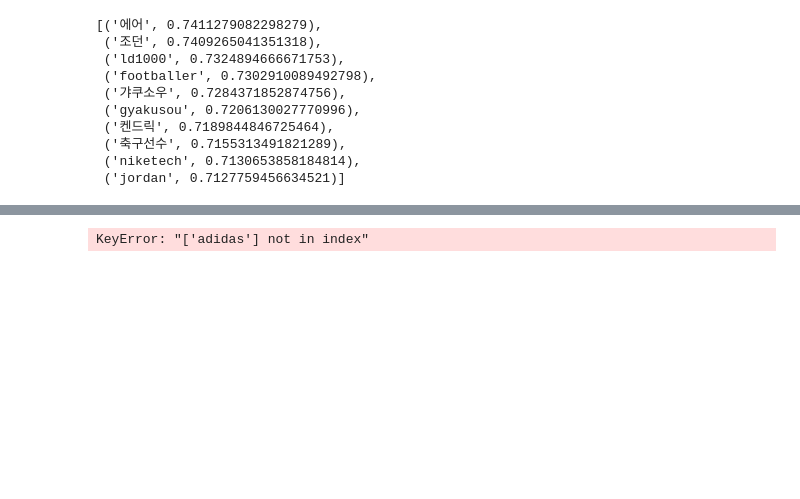
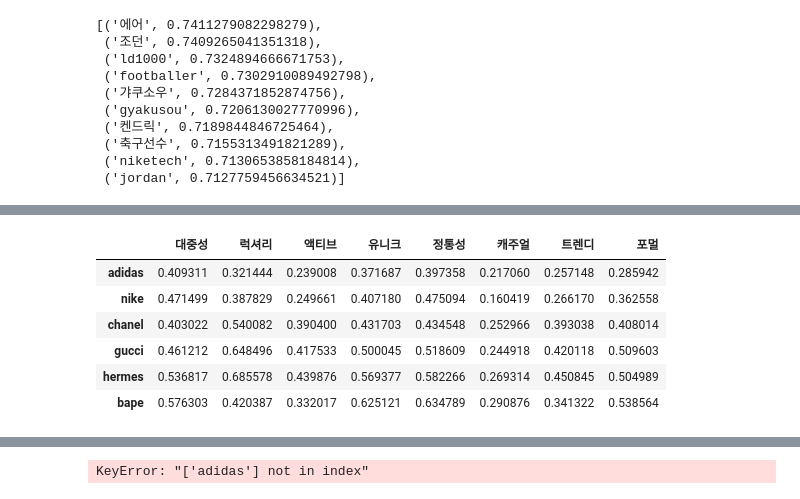
Before and after one commit to gem763/texcrapy, a Jupyter notebook: texcrapy5.ipynb, the cells around one changed output, grey strips where cells are left out. Saved outputs shown, nothing was run; the diff lists cells and outputs as text; code cells hidden in the pictures; blank space fills up the shorter version.

```diff
--- a/texcrapy5.ipynb
+++ b/texcrapy5.ipynb
@@ -517,0 +511,10 @@ KeyError: "word '머래요' not in vocabulary"
+# %%
+bid.loc[['adidas','nike','chanel','gucci','hermes','bape']]
+# %% [output]
+|  | 대중성 | 럭셔리 | 액티브 | 유니크 | 정통성 | 캐주얼 | 트렌디 | 포멀 |
+| adidas | 0.409311 | 0.321444 | 0.239008 | 0.371687 | 0.397358 | 0.217060 | 0.257148 | 0.285942 |
+| nike | 0.471499 | 0.387829 | 0.249661 | 0.407180 | 0.475094 | 0.160419 | 0.266170 | 0.362558 |
+| chanel | 0.403022 | 0.540082 | 0.390400 | 0.431703 | 0.434548 | 0.252966 | 0.393038 | 0.408014 |
+| gucci | 0.461212 | 0.648496 | 0.417533 | 0.500045 | 0.518609 | 0.244918 | 0.420118 | 0.509603 |
+| hermes | 0.536817 | 0.685578 | 0.439876 | 0.569377 | 0.582266 | 0.269314 | 0.450845 | 0.504989 |
+| bape | 0.576303 | 0.420387 | 0.332017 | 0.625121 | 0.634789 | 0.290876 | 0.341322 | 0.538564 |
```
Also changed, not shown: parts of 56 cells of this notebook, 2 other files.
